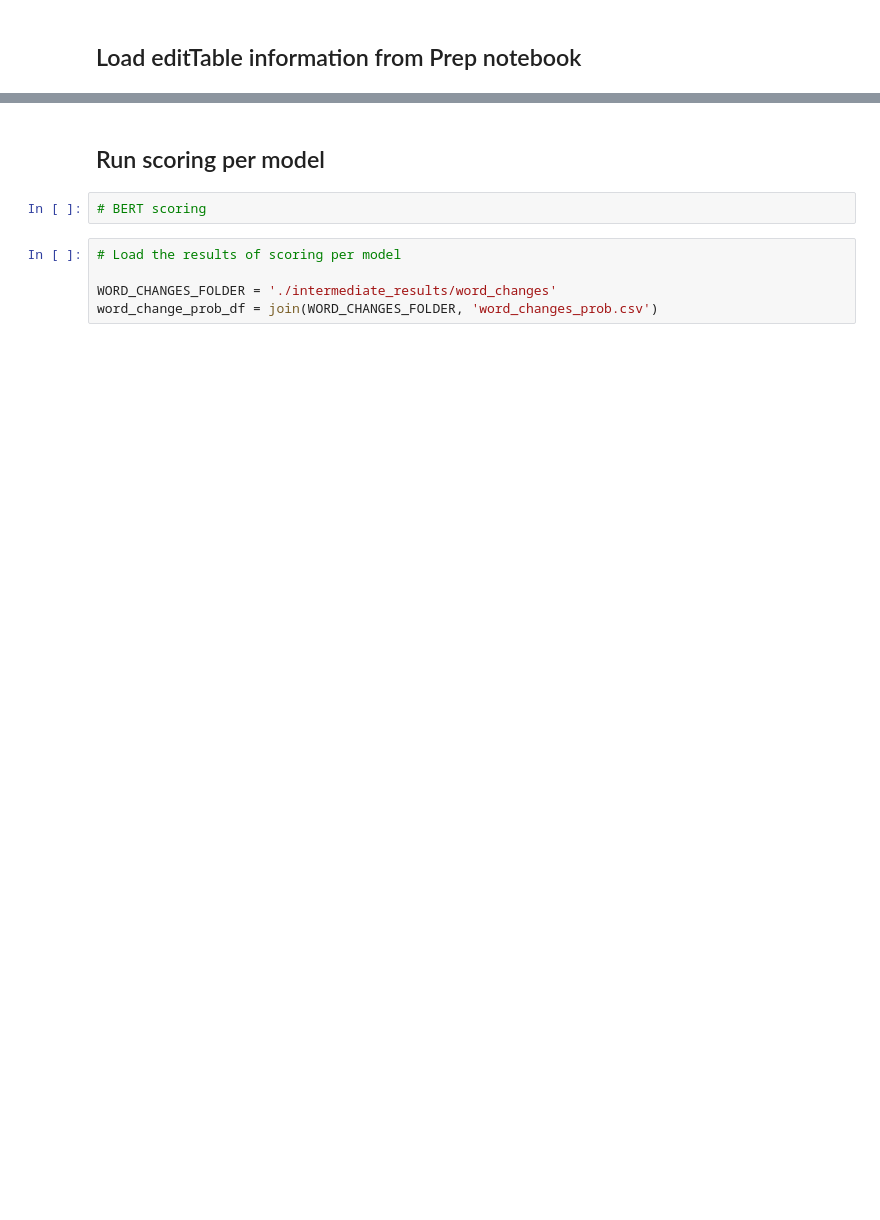
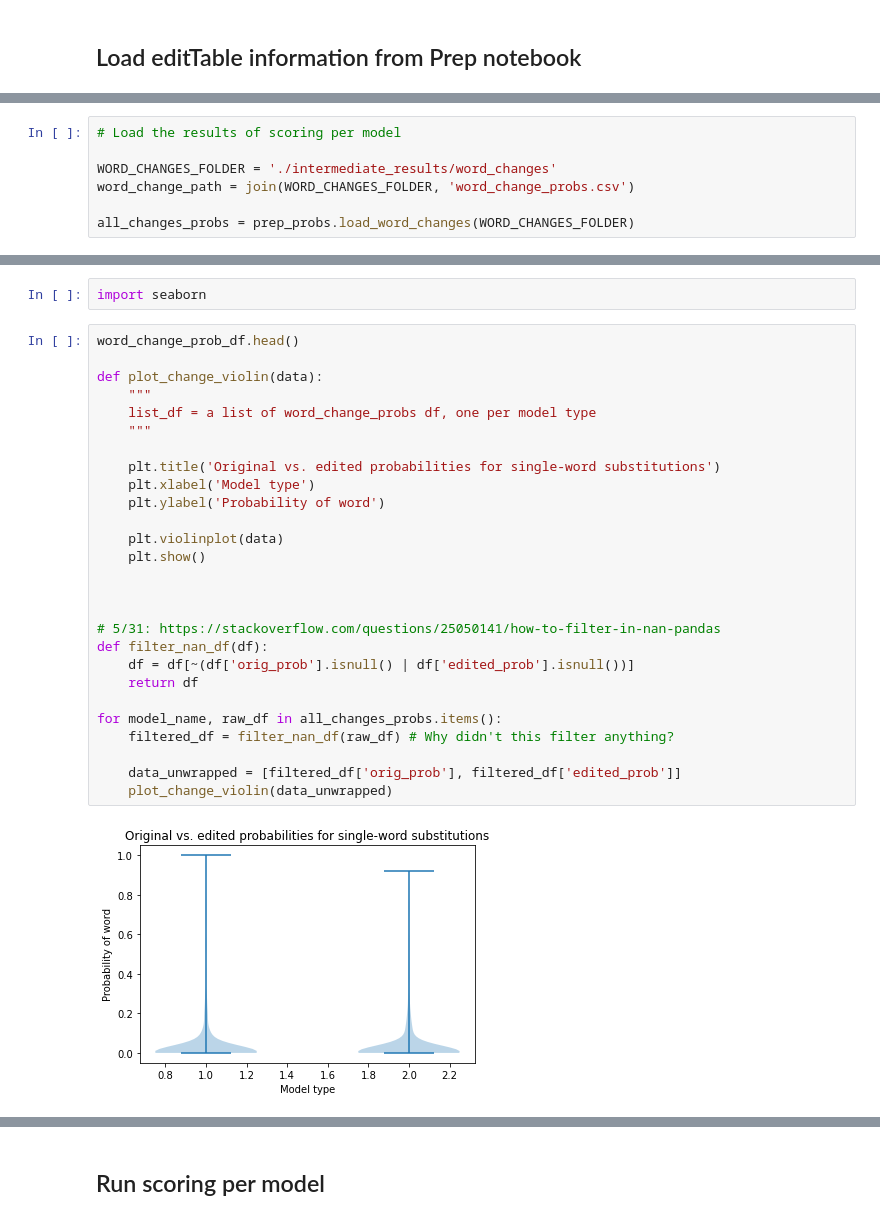
Before and after one commit to smeylan/telephone-analysis-public, a Jupyter notebook: in_progress/Word Surprisal Change Analysis.ipynb, the cells around one changed output, grey strips where cells are left out. Saved outputs shown, nothing was run; the diff lists cells and outputs as text; blank space fills up the shorter version.

```diff
--- a/in_progress/Word Surprisal Change Analysis.ipynb
+++ b/in_progress/Word Surprisal Change Analysis.ipynb
@@ -83,0 +20,7 @@ Number of single substitution sentences: 522
+# %%
+# Load the results of scoring per model
+
+WORD_CHANGES_FOLDER = './intermediate_results/word_changes'
+word_change_path = join(WORD_CHANGES_FOLDER, 'word_change_probs.csv')
+
+all_changes_probs = prep_probs.load_word_changes(WORD_CHANGES_FOLDER)
@@ -83,0 +47,31 @@ Number of single substitution sentences: 522
+# %%
+import seaborn
+# %%
+word_change_prob_df.head()
+
+def plot_change_violin(data):
+    """
+    list_df = a list of word_change_probs df, one per model type
+    """
+
+    plt.title('Original vs. edited probabilities for single-word substitutions')
+    plt.xlabel('Model type')
+    plt.ylabel('Probability of word')
+
+    plt.violinplot(data)
+    plt.show()
+
+
+
+# 5/31: https://stackoverflow.com/questions/25050141/how-to-filter-in-nan-pandas
+def filter_nan_df(df):
+    df = df[~(df['orig_prob'].isnull() | df['edited_prob'].isnull())]
+    return df
+
+for model_name, raw_df in all_changes_probs.items():
+    filtered_df = filter_nan_df(raw_df) # Why didn't this filter anything?
+
+    data_unwrapped = [filtered_df['orig_prob'], filtered_df['edited_prob']]
+    plot_change_violin(data_unwrapped)
+# %% [output]
+[figure, added]
@@ -84,9 +81,2 @@ Number of single substitution sentences: 522
 # %% [markdown]
 ## Run scoring per model
-# %%
-# BERT scoring
-# %%
-# Load the results of scoring per model
-
-WORD_CHANGES_FOLDER = './intermediate_results/word_changes'
-word_change_prob_df = join(WORD_CHANGES_FOLDER, 'word_changes_prob.csv')
```
Also changed, not shown: parts of 10 cells of this notebook, 10 other files.
